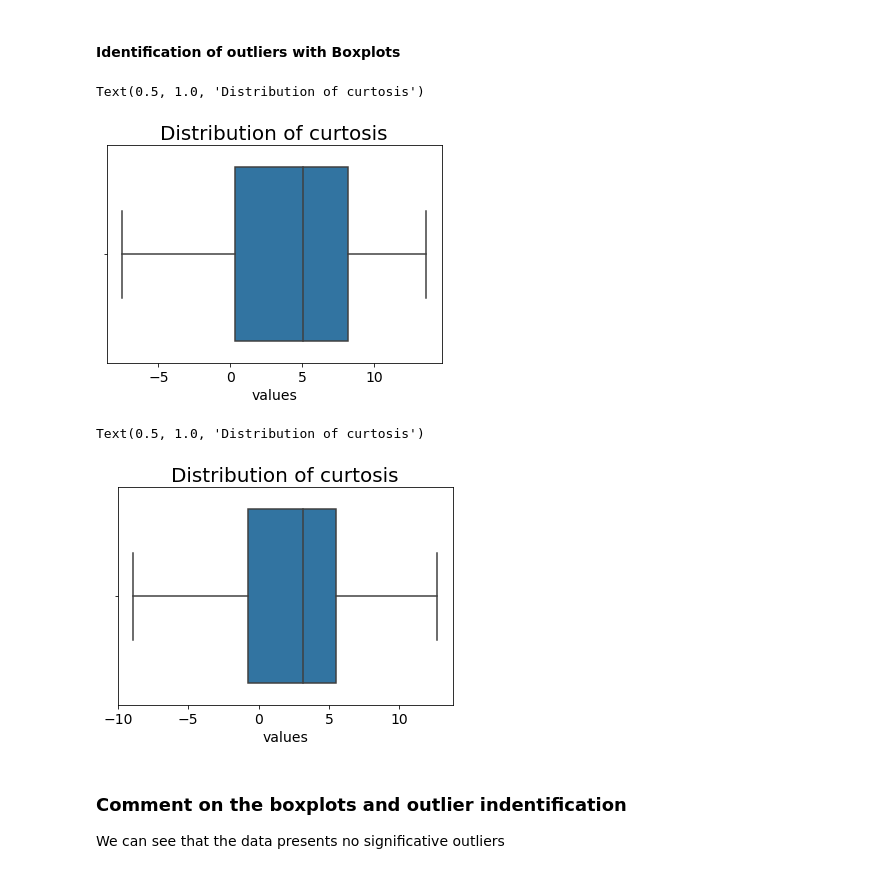
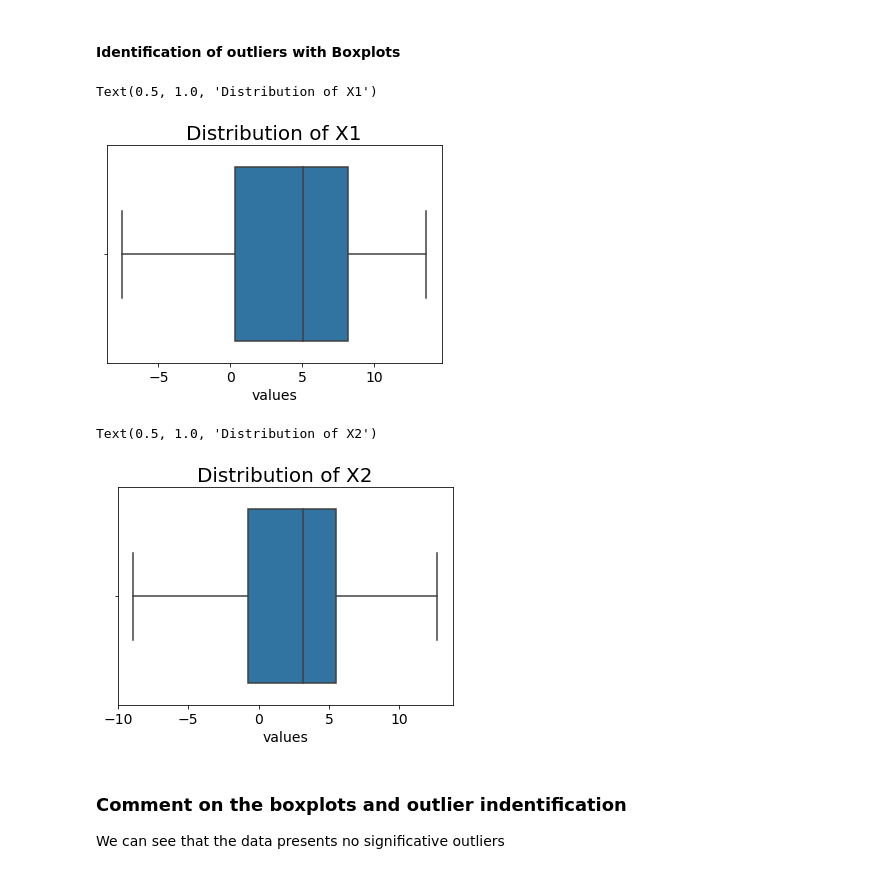
Before and after one commit to lcipolina/ML_Fundamentals, a Jupyter notebook: Exercise_Se__1b_Deep_Space.ipynb, the cells around one changed output. Drawn from its saved outputs; the diff is of its cells as text; code cells hidden in the pictures.

```diff
--- a/Exercise_Se__1b_Deep_Space.ipynb
+++ b/Exercise_Se__1b_Deep_Space.ipynb
@@ -106,15 +106,15 @@ df[(df['X2'] > 19.4) | (df['X2'] < -12.1)]
 # %%
 # box plot of the variable X1
 ax = sns.boxplot(df['X1'])
 
 
 # xtick, label, and title
 plt.xticks(fontsize=14)
 plt.xlabel('values', fontsize=14)
-plt.title('Distribution of curtosis', fontsize=20)
+plt.title('Distribution of X1', fontsize=20)
 # %% [output]
-Text(0.5, 1.0, 'Distribution of curtosis')
+Text(0.5, 1.0, 'Distribution of X1')
-[figure, old version]
+[figure, new version]
 # %%
 # box plot of the variable X2
 ax = sns.boxplot(df['X2'])
@@ -123,10 +123,10 @@ ax = sns.boxplot(df['X2'])
 # xtick, label, and title
 plt.xticks(fontsize=14)
 plt.xlabel('values', fontsize=14)
-plt.title('Distribution of curtosis', fontsize=20)
+plt.title('Distribution of X2', fontsize=20)
 # %% [output]
-Text(0.5, 1.0, 'Distribution of curtosis')
+Text(0.5, 1.0, 'Distribution of X2')
-[figure, old version]
+[figure, new version]
 # %% [markdown]
 ### Comment on the boxplots and outlier indentification
 
```
Also changed, not shown: parts of 4 cells of this notebook.
